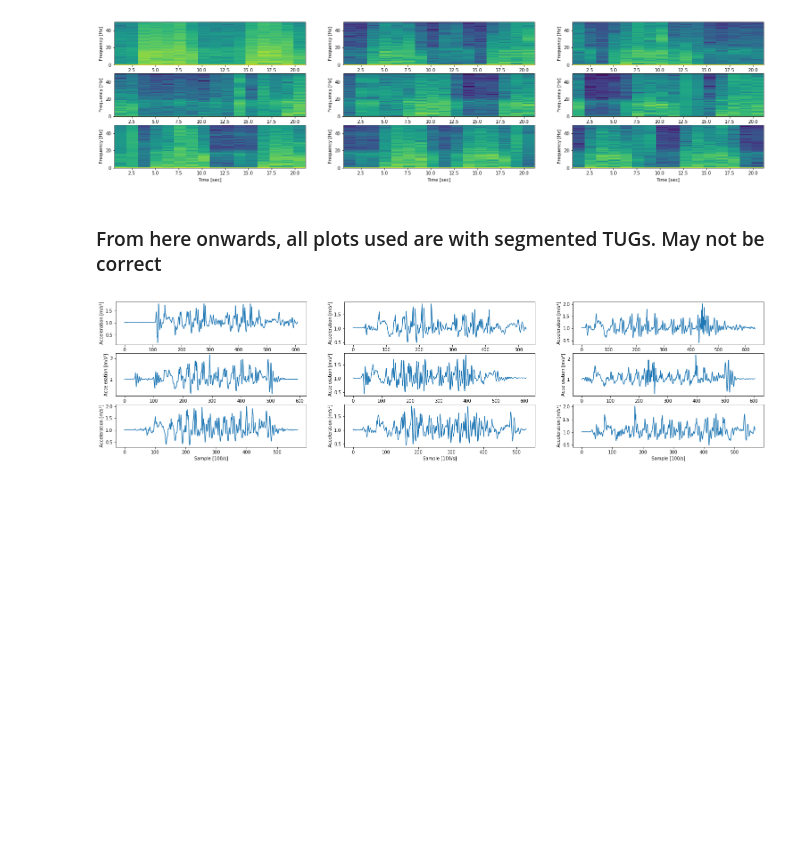
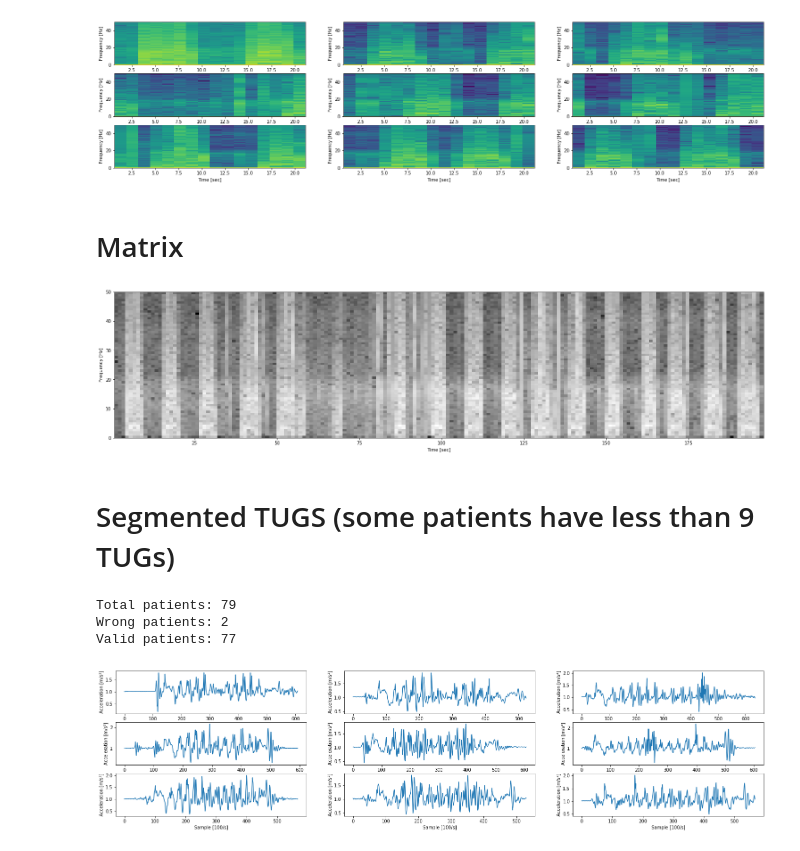
Before and after one commit to rfayan/TUG_Fall_Analysis, a Jupyter notebook: TUG_spectrograms.ipynb, the cells around one changed output. Drawn from its saved outputs; the diff is of its cells as text; code cells hidden in the pictures; blank space fills up the shorter version.

```diff
--- a/TUG_spectrograms.ipynb
+++ b/TUG_spectrograms.ipynb
@@ -63,13 +69,3 @@ plt.xlabel('Frequency [Hz]')
 plt.show()
 # %% [output]
 [figure]
-# %%
-n_windows = len(patients[n].data_windows)
-lines = 1
-
-for n in range(5, 1, -1):
-    if (n_windows % n) == 0:
-        lines = int(n_windows / n)
-        break
-
-columns = int(n_windows/lines)
@@ -172,8 +156,37 @@ for i in range(n_windows):
     plt.xlabel('Time [sec]')
 # %% [output]
 [figure]
-# %% [markdown]
-### From here onwards, all plots used are with segmented TUGs. May not be correct
+# %% [markdown]
+# Matrix
+# %%
+matrix = np.concatenate(patients[n].data_windows)
+matrix = np.transpose(matrix)
+
+f, t, Sxx = signal.spectrogram(matrix, fs=100, nperseg=128)
+plt.pcolormesh(t, f, np.log(Sxx), cmap="gray", norm=Normalize.autoscale(Normalize, Sxx))
+plt.ylabel('Frequency [Hz]')
+plt.xlabel('Time [sec]')
+plt.show()
+# %% [output]
+[figure, added]
+# %% [markdown]
+# Segmented TUGS (some patients have less than 9 TUGs)
+# %%
+incorrect_patients = 0
+correct_patients = []
+for patient in patients:
+    if len(patient.tugs) != 9:
+        incorrect_patients += 1
+        continue
+    correct_patients.append(patient)
+
+print('Total patients: %s' % len(patients))
+print('Wrong patients: %s' % incorrect_patients)
+print('Valid patients: %s' % len(correct_patients))
+# %% [output]
+Total patients: 79
+Wrong patients: 2
+Valid patients: 77
 # %%
 for i in range(9):
     tug_begin = patients[n].tugs[i][0]
```
Also changed, not shown: parts of 22 cells of this notebook, 17 other files.
